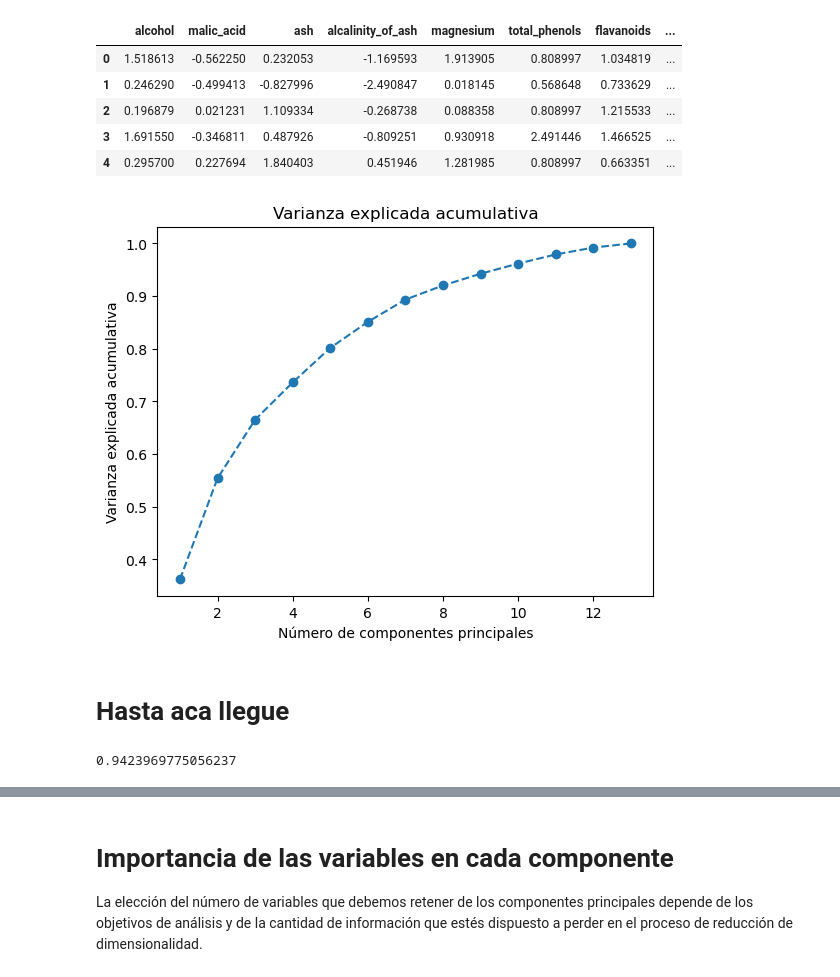
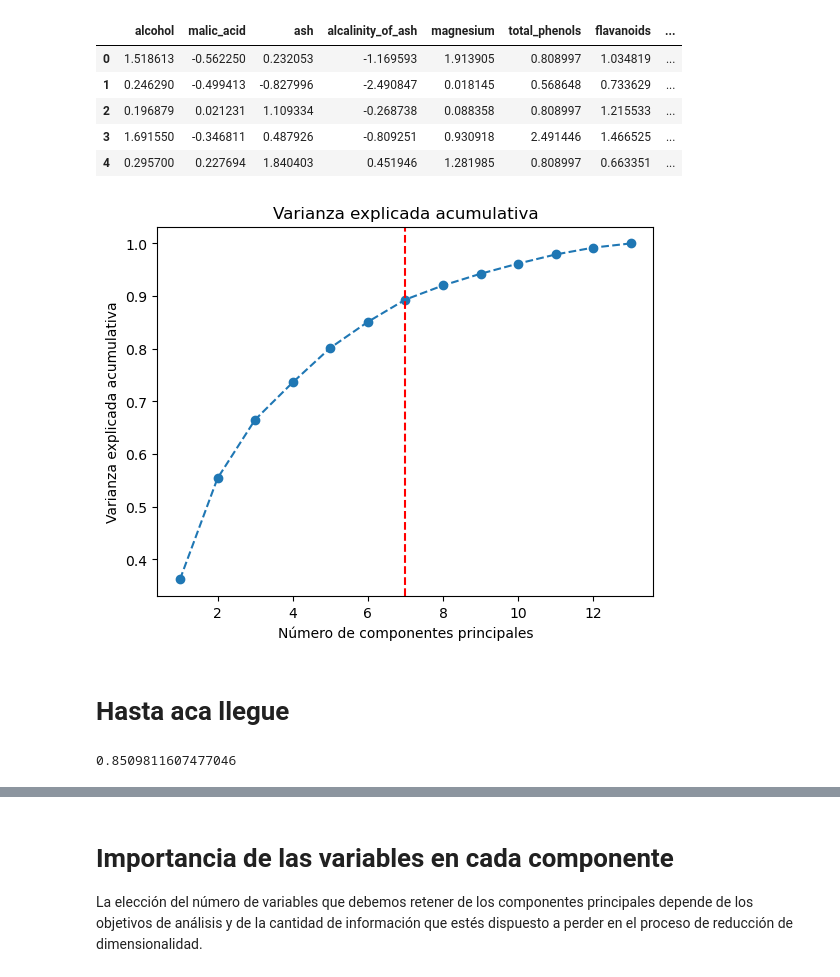
Before and after one commit to Gaddran/VinosMachineLearning, a Jupyter notebook: Notebooks/Laboratorio PCA.ipynb, the cells around one changed output, grey strips where cells are left out. Cells and saved outputs as stored; diff of their text form; code cells hidden in the pictures.

```diff
--- a/Notebooks/Laboratorio PCA.ipynb
+++ b/Notebooks/Laboratorio PCA.ipynb
@@ -80,23 +110,24 @@ pd.DataFrame(X,columns = load_wine().feature_names).head()
 # %%
 # Crear una instancia de PCA
 pca = PCA()
 
 # Aplicar PCA a tus datos estandarizados
 principal_components = pca.fit_transform(X)
 
 # Explorar la varianza explicada por cada componente principal
 explained_variance_ratio = pca.explained_variance_ratio_
 
 # Visualizar la varianza explicada acumulativa para decidir cuántos componentes conservar
-import matplotlib.pyplot as plt
+
 
 plt.plot(range(1, len(explained_variance_ratio) + 1), explained_variance_ratio.cumsum(), marker='o', linestyle='--')
 plt.title('Varianza explicada acumulativa')
 plt.xlabel('Número de componentes principales')
 plt.ylabel('Varianza explicada acumulativa')
+plt.axvline(x=7, ls="--", color='r')
 plt.show()
 # %% [output]
-[figure, old version]
+[figure, new version]
 # %% [markdown]
 # Hasta aca llegue
 # %%
@@ -107,9 +138,9 @@ principal_components = pca.fit_transform(X)
 # Ahora tienes tus datos reducidos a n_components características
 pc_df=pd.DataFrame(principal_components, columns=[f'PC{i}' for i in range(1, n_components + 1)])
 # %%
-pca.explained_variance_ratio_[0:9].sum()
+pca.explained_variance_ratio_[0:(n_components-1)].sum()
 # %% [output]
-0.9423969775056237
+0.8509811607477046
 # %%
 # Visualización de componentes principales en pares
 sns.pairplot(pc_df, diag_kind='kde')  # 'diag_kind' permite mostrar histogramas de densidad en la diagonal principal
```
Also changed, not shown: parts of 13 cells of this notebook, 3 other files.
